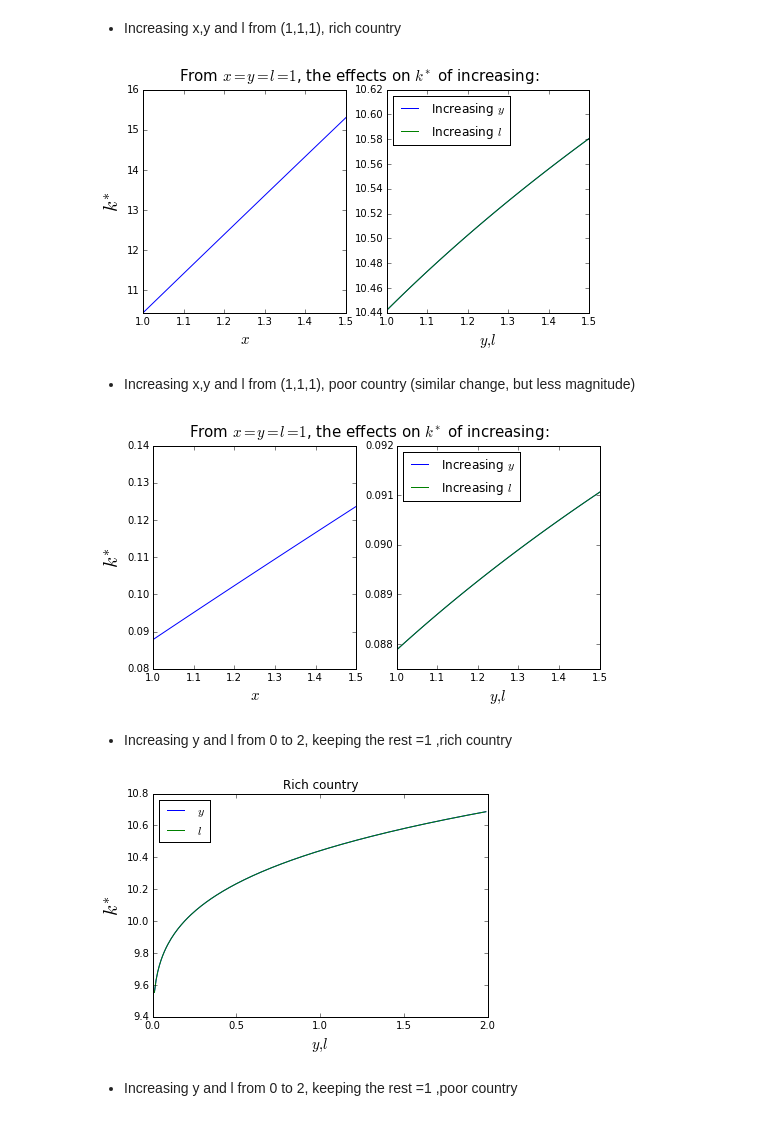
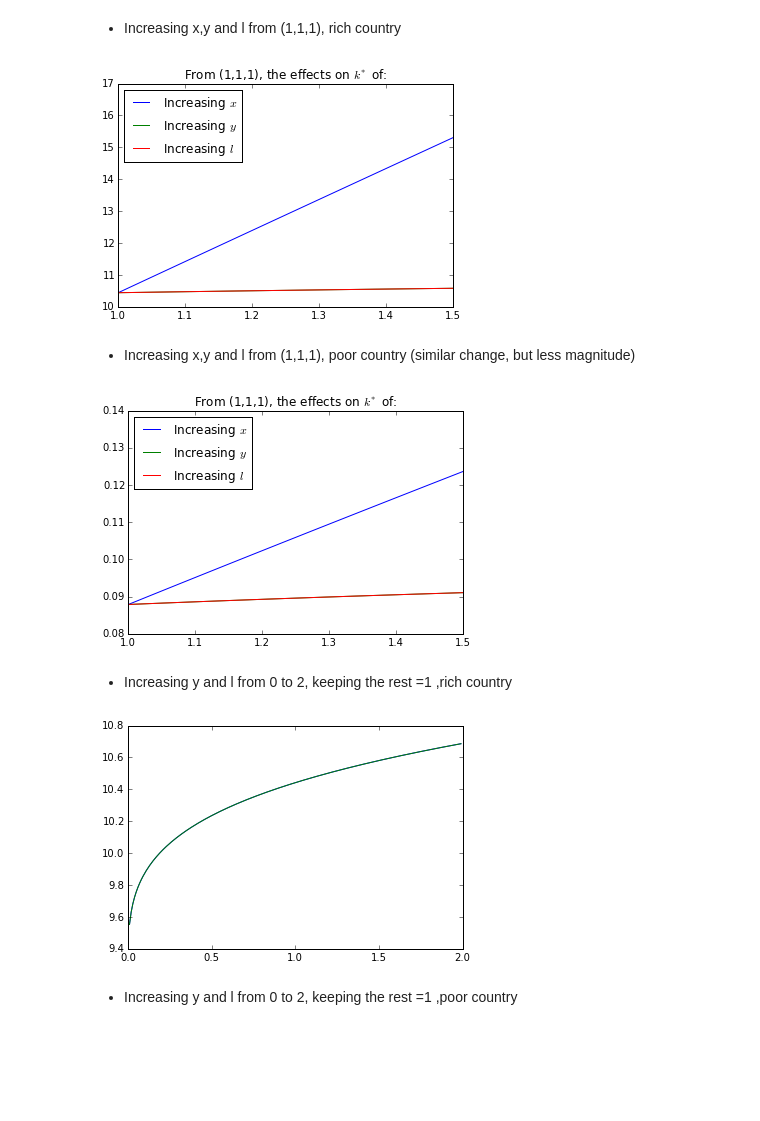
Before and after one commit to davidrpugh/assortative-matching-large-firms, a Jupyter notebook: Capital.ipynb, the cells around one changed output. Drawn from its saved outputs; the diff is of its cells as text; code cells hidden in the pictures; blank space fills up the shorter version.

```diff
--- a/Capital.ipynb
+++ b/Capital.ipynb
@@ -293,63 +202,37 @@ plt.show()
 - Increasing x,y and l from (1,1,1), rich country
 # %%
 x_range = arange(1,1.6,0.01)
-plt.figure(1, figsize=(8, 4))
-plt.suptitle("From $x=y=l=1$, the effects on $k^{*}$ of increasing:", fontsize = 15)
-
-plt.subplot(121)
-plt.xlabel("$x$", fontsize = 15)
-plt.ylabel("$k^{*}$", fontsize = 20)
 plt.plot(x_range, kfuc2(x_range,1,1,1,1,1,0.89,0.13099), label="Increasing $x$")
-plt.xlim(1,1.5)
-plt.ylim(10.44,16)
-
-plt.subplot(122)
-plt.xlabel("$y, l$", fontsize = 15)
-plt.xlim(1,1.5)
 plt.plot(x_range, kfuc2(1,x_range,1,1,1,1,0.89,0.13099), label="Increasing $y$")
 plt.plot(x_range, kfuc2(1,1,x_range,1,1,1,0.89,0.13099), label="Increasing $l$")
 plt.legend(loc=2)
-
+plt.xlim(1,1.5)
+plt.title("From (1,1,1), the effects on $k^{*}$ of:")
 plt.show()
 # %% [output]
-[figure, old version]
+[figure, new version]
 # %% [markdown]
 - Increasing x,y and l from (1,1,1), poor country (similar change, but less magnitude)
 # %%
 x_range = arange(1,1.6,0.01)
-plt.figure(1, figsize=(8, 4))
-plt.suptitle("From $x=y=l=1$, the effects on $k^{*}$ of increasing:", fontsize = 15)
-
-plt.subplot(121)
-plt.xlabel("$x$", fontsize = 15)
-plt.ylabel("$k^{*}$", fontsize = 20)
 plt.plot(x_range, kfuc2(x_range,1,1,1,0.5105,1,0.89,0.83684), label="Increasing $x$")
-plt.xlim(1,1.5)
-
-
-plt.subplot(122)
-plt.xlabel("$y, l$", fontsize = 15)
-plt.xlim(1,1.5)
 plt.plot(x_range, kfuc2(1,x_range,1,1,0.5105,1,0.89,0.83684), label="Increasing $y$")
 plt.plot(x_range, kfuc2(1,1,x_range,1,0.5105,1,0.89,0.83684), label="Increasing $l$")
 plt.legend(loc=2)
-
+plt.xlim(1,1.5)
+plt.title("From (1,1,1), the effects on $k^{*}$ of:")
 plt.show()
 # %% [output]
-[figure, old version]
+[figure, new version]
 # %% [markdown]
 - Increasing y and l from 0 to 2, keeping the rest =1 ,rich country
 # %%
 x_range = arange(0.01,2,0.01)
-plt.plot(x_range, kfuc2(1,x_range,1,1,1,1,0.89,0.13099), label="$y$")
-plt.plot(x_range, kfuc2(1,1,x_range,1,1,1,0.89,0.13099), label="$l$")
-plt.xlabel("$y, l$", fontsize = 15)
-plt.ylabel("$k^{*}$", fontsize = 20)
-plt.title("Rich country")
-plt.legend(loc=2)
+plt.plot(x_range, kfuc2(1,x_range,1,1,1,1,0.89,0.13099), label="$y$"+str(i))
+plt.plot(x_range, kfuc2(1,1,x_range,1,1,1,0.89,0.13099), label="$l$"+str(i))
 plt.show()
 # %% [output]
-[figure, old version]
+[figure, new version]
 # %% [markdown]
 - Increasing y and l from 0 to 2, keeping the rest =1 ,poor country
 # %%
```
Also changed, not shown: parts of 23 cells of this notebook, 4 other files.
